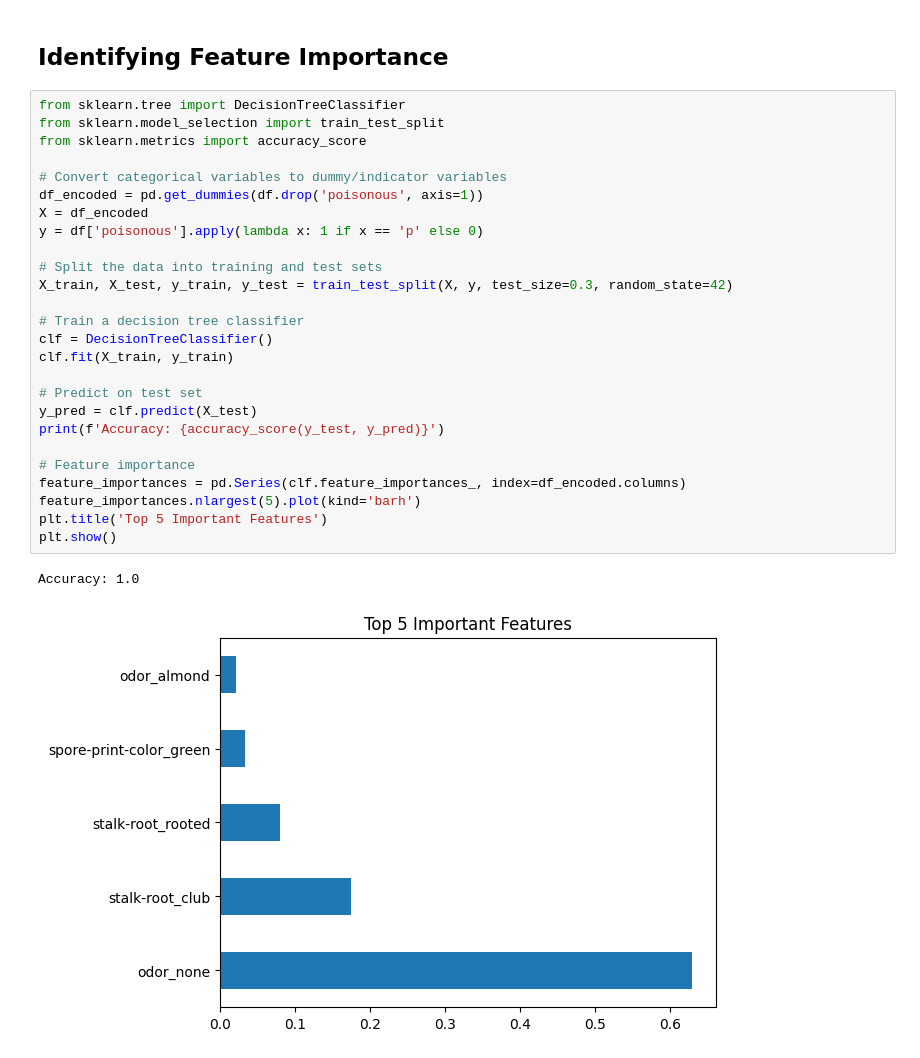
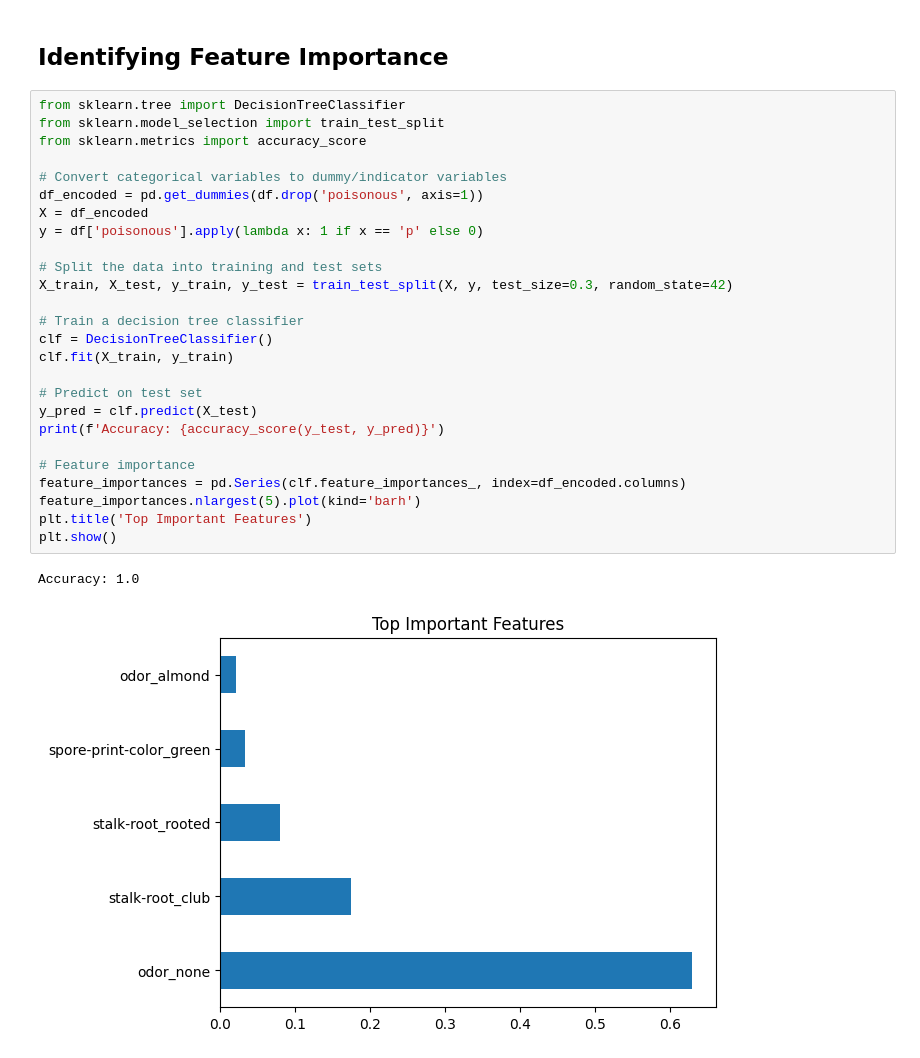
Before and after one commit to MSTC-DA-IICT/Hacktoberfest24-Mushroom-Edibility-Prediction-ML, a Jupyter notebook: Exploratory Data Analysis/Exploratory_data_analysis.ipynb, the cells around one changed output. Cells and saved outputs as stored; diff of their text form.

```diff
--- a/Exploratory Data Analysis/Exploratory_data_analysis.ipynb
+++ b/Exploratory Data Analysis/Exploratory_data_analysis.ipynb
@@ -134,29 +209,29 @@ for column in df.columns[:-1]:  # excluding the target column
 # %%
 from sklearn.tree import DecisionTreeClassifier
 from sklearn.model_selection import train_test_split
 from sklearn.metrics import accuracy_score
 
 # Convert categorical variables to dummy/indicator variables
 df_encoded = pd.get_dummies(df.drop('poisonous', axis=1))
 X = df_encoded
 y = df['poisonous'].apply(lambda x: 1 if x == 'p' else 0)
 
 # Split the data into training and test sets
 X_train, X_test, y_train, y_test = train_test_split(X, y, test_size=0.3, random_state=42)
 
 # Train a decision tree classifier
 clf = DecisionTreeClassifier()
 clf.fit(X_train, y_train)
 
 # Predict on test set
 y_pred = clf.predict(X_test)
 print(f'Accuracy: {accuracy_score(y_test, y_pred)}')
 
 # Feature importance
 feature_importances = pd.Series(clf.feature_importances_, index=df_encoded.columns)
 feature_importances.nlargest(5).plot(kind='barh')
-plt.title('Top 5 Important Features')
+plt.title('Top Important Features')
 plt.show()
 # %% [output]
 Accuracy: 1.0
-[figure, old version]
+[figure, new version]
```
Also changed, not shown: parts of 14 cells of this notebook.
